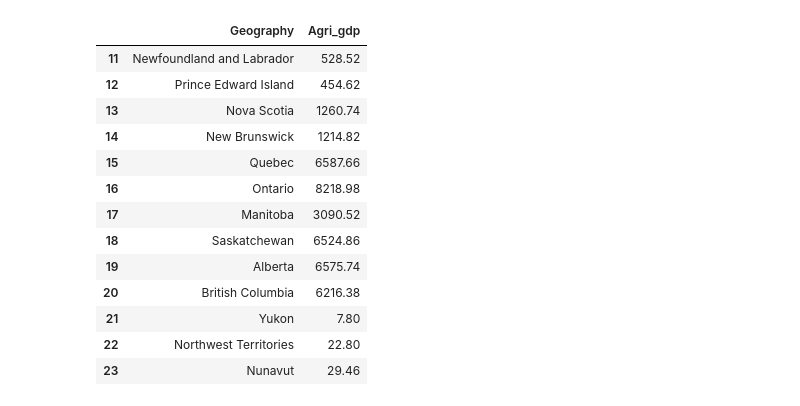
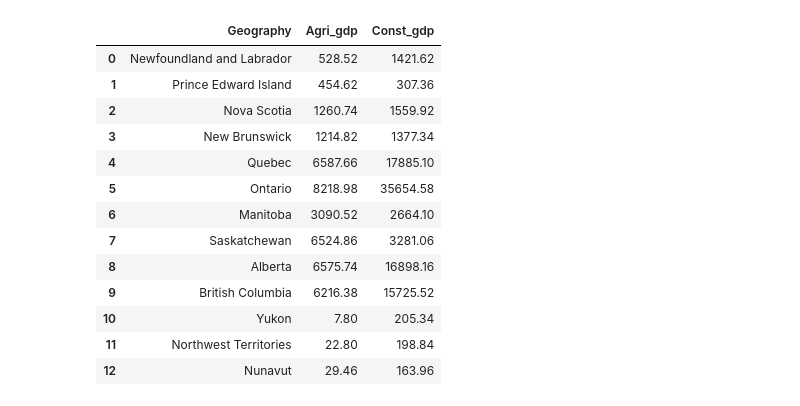
Before and after one commit to NaderMoA/project_1, a Jupyter notebook: GDP_main.ipynb, the cells around one changed output. Cells and saved outputs as stored; diff of their text form; code cells hidden in the pictures.

Commit message:
preparing for final merge

```diff
--- a/GDP_main.ipynb
+++ b/GDP_main.ipynb
@@ -25,7 +24,7 @@ health_df_drop = health_df_file.dropna(how="any")
 # %%
 #renaming the columns
 all_indutries_df_clean = all_indutries_df_drop.rename(columns={
-    "Gross domestic product (GDP) at basic prices, by industry, provinces and territories (x 1,000,000) c 1 2 3 4 5 6 7": "Geography",
+    "Gross domestic product (GDP) at basic prices, by industry, provinces and territories, growth rates (x 1,000,000) c 1 2 3 4 5 6 7": "Geography",
     "Unnamed: 1": "2018",
     "Unnamed: 2": "2019",
     "Unnamed: 3": "2020",
@@ -42,7 +41,7 @@ agri_df_clean = agri_df_drop.rename(columns={
     "Unnamed: 5": "2022"
 })
 constr_df_clean = constr_df_drop.rename(columns={
-    "Gross domestic product (GDP) at basic prices, by industry, provinces and territories (x 1,000,000) c 1 2 3 4 5 6 7": "Geography",
+    "Gross domestic product (GDP) at basic prices, by industry, provinces and territories, growth rates (x 1,000,000) c 1 2 3 4 5 6 7": "Geography",
     "Unnamed: 1": "2018",
     "Unnamed: 2": "2019",
     "Unnamed: 3": "2020",
@@ -50,7 +49,7 @@ constr_df_clean = constr_df_drop.rename(columns={
     "Unnamed: 5": "2022"
 })
 energy_df_clean = energy_df_drop.rename(columns={
-    "Gross domestic product (GDP) at basic prices, by industry, provinces and territories (x 1,000,000) c 1 2 3 4 5 6 7": "Geography",
+    "Gross domestic product (GDP) at basic prices, by industry, provinces and territories, growth rates (x 1,000,000) c 1 2 3 4 5 6 7": "Geography",
     "Unnamed: 1": "2018",
     "Unnamed: 2": "2019",
     "Unnamed: 3": "2020",
@@ -58,7 +57,7 @@ energy_df_clean = energy_df_drop.rename(columns={
     "Unnamed: 5": "2022"
 })
 finance_df_clean = finance_df_drop.rename(columns={
-    "Gross domestic product (GDP) at basic prices, by industry, provinces and territories (x 1,000,000) c 1 2 3 4 5 6 7": "Geography",
+    "Gross domestic product (GDP) at basic prices, by industry, provinces and territories, growth rates (x 1,000,000) c 1 2 3 4 5 6 7": "Geography",
     "Unnamed: 1": "2018",
     "Unnamed: 2": "2019",
     "Unnamed: 3": "2020",
@@ -66,7 +65,7 @@ finance_df_clean = finance_df_drop.rename(columns={
     "Unnamed: 5": "2022"
 })
 good_df_clean = good_df_drop.rename(columns={
-    "Gross domestic product (GDP) at basic prices, by industry, provinces and territories (x 1,000,000) c 1 2 3 4 5 6 7": "Geography",
+    "Gross domestic product (GDP) at basic prices, by industry, provinces and territories, growth rates (x 1,000,000) c 1 2 3 4 5 6 7": "Geography",
     "Unnamed: 1": "2018",
     "Unnamed: 2": "2019",
     "Unnamed: 3": "2020",
@@ -74,7 +73,7 @@ good_df_clean = good_df_drop.rename(columns={
     "Unnamed: 5": "2022"
 })
 health_df_clean = health_df_drop.rename(columns={
-    "Gross domestic product (GDP) at basic prices, by industry, provinces and territories (x 1,000,000) c 1 2 3 4 5 6 7": "Geography",
+    "Gross domestic product (GDP) at basic prices, by industry, provinces and territories, growth rates (x 1,000,000) c 1 2 3 4 5 6 7": "Geography",
     "Unnamed: 1": "2018",
     "Unnamed: 2": "2019",
     "Unnamed: 3": "2020",
@@ -92,3 +179,11 @@ health_df = health_df_clean[1:]
+# %%
+agri_final = agri_df[["Geography","Agri_gdp"]]
+construct_final = constr_df[["Geography","Const_gdp"]]
+energy_final = energy_df[["Geography","Energy_gdp"]]
+finance_final = finance_df[["Geography","Finance_gdp"]]
+good_final = good_df[["Geography","Goods_gdp"]]
+health_final = health_df[["Geography","Health_gdp"]]
+all_industries_final = all_indutries_df[["Geography","All_industries_gdp"]]
 # %%
 agri_df
 # %% [output]
@@ -186,18 +204,19 @@ See the caveats in the documentation: https://pandas.pydata.org/pandas-docs/stab
-# %%
-agri_final = agri_df[["Geography","Agri_gdp"]]
-agri_final
-# %% [output]
-|  | Geography | Agri_gdp |
-| 11 | Newfoundland and Labrador | 528.52 |
-| 12 | Prince Edward Island | 454.62 |
-| 13 | Nova Scotia | 1260.74 |
-| 14 | New Brunswick | 1214.82 |
-| 15 | Quebec | 6587.66 |
-| 16 | Ontario | 8218.98 |
-| 17 | Manitoba | 3090.52 |
-| 18 | Saskatchewan | 6524.86 |
-| 19 | Alberta | 6575.74 |
-| 20 | British Columbia | 6216.38 |
-| 21 | Yukon | 7.80 |
-| 22 | Northwest Territories | 22.80 |
-| 23 | Nunavut | 29.46 |
+# %%
+merge_1 = pd.merge(agri_final,construct_final,on=["Geography"])
+# %%
+merge_1
+# %% [output]
+|  | Geography | Agri_gdp | Const_gdp |
+| 0 | Newfoundland and Labrador | 528.52 | 1421.62 |
+| 1 | Prince Edward Island | 454.62 | 307.36 |
+| 2 | Nova Scotia | 1260.74 | 1559.92 |
+| 3 | New Brunswick | 1214.82 | 1377.34 |
+| 4 | Quebec | 6587.66 | 17885.10 |
+| 5 | Ontario | 8218.98 | 35654.58 |
+| 6 | Manitoba | 3090.52 | 2664.10 |
+| 7 | Saskatchewan | 6524.86 | 3281.06 |
+| 8 | Alberta | 6575.74 | 16898.16 |
+| 9 | British Columbia | 6216.38 | 15725.52 |
+| 10 | Yukon | 7.80 | 205.34 |
+| 11 | Northwest Territories | 22.80 | 198.84 |
+| 12 | Nunavut | 29.46 | 163.96 |
```
Also changed, not shown: parts of 7 cells of this notebook.
